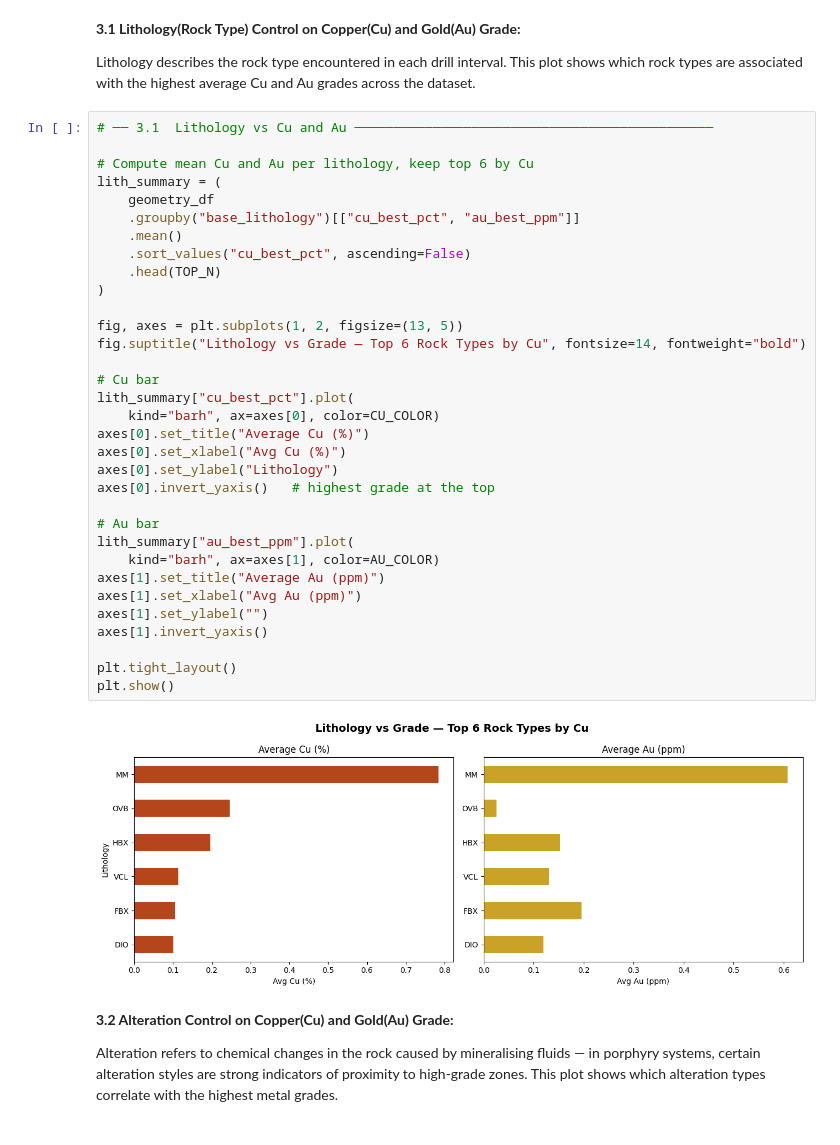
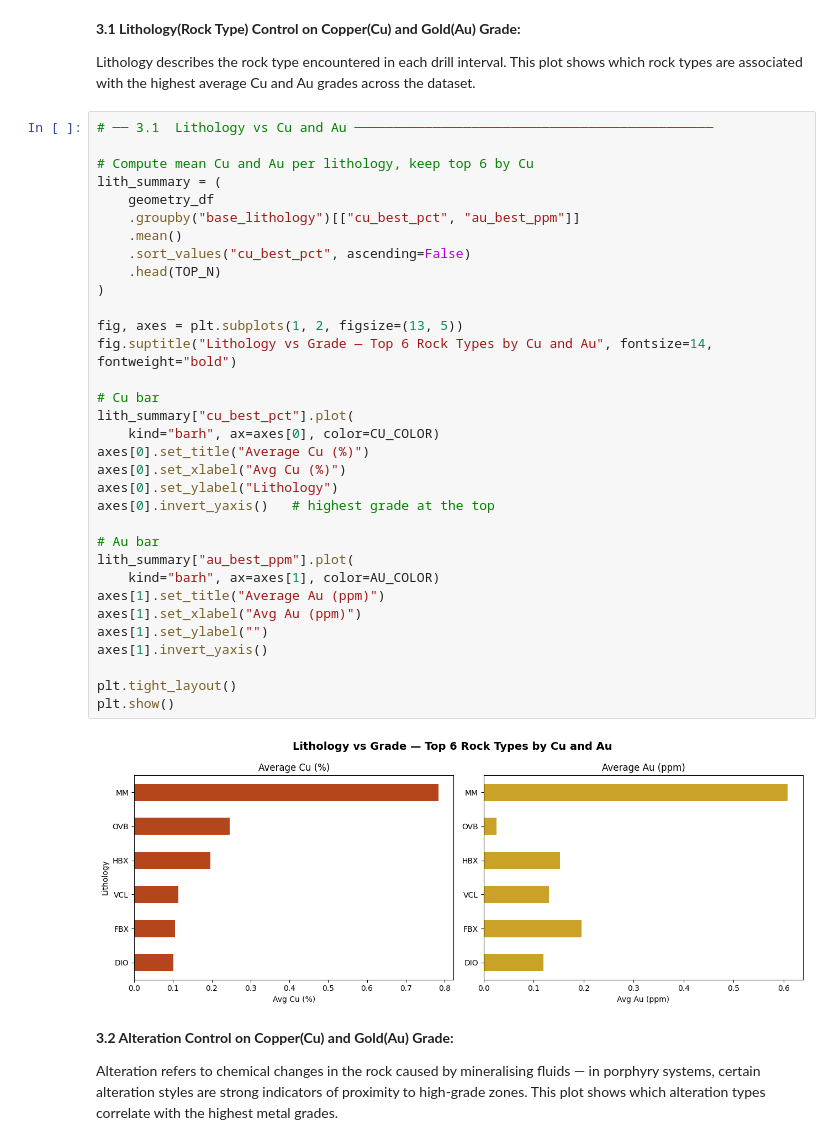
Before and after one commit to Maxpeligro/mpd-exploration-drilling-analysis, a Jupyter notebook: Notebooks/04_data_visualization_and_spatial_analysis.ipynb, the cells around one changed output. Cells and saved outputs as stored; diff of their text form.

Commit message:
Update 04 chart titles

```diff
--- a/Notebooks/04_data_visualization_and_spatial_analysis.ipynb
+++ b/Notebooks/04_data_visualization_and_spatial_analysis.ipynb
@@ -259,35 +259,35 @@ Lithology describes the rock type encountered in each drill interval. This plot
 # Compute mean Cu and Au per lithology, keep top 6 by Cu
 lith_summary = (
     geometry_df
     .groupby("base_lithology")[["cu_best_pct", "au_best_ppm"]]
     .mean()
     .sort_values("cu_best_pct", ascending=False)
     .head(TOP_N)
 )
 
 fig, axes = plt.subplots(1, 2, figsize=(13, 5))
-fig.suptitle("Lithology vs Grade — Top 6 Rock Types by Cu", fontsize=14, fontweight="bold")
+fig.suptitle("Lithology vs Grade — Top 6 Rock Types by Cu and Au", fontsize=14, fontweight="bold")
 
 # Cu bar
 lith_summary["cu_best_pct"].plot(
     kind="barh", ax=axes[0], color=CU_COLOR)
 axes[0].set_title("Average Cu (%)")
 axes[0].set_xlabel("Avg Cu (%)")
 axes[0].set_ylabel("Lithology")
 axes[0].invert_yaxis()   # highest grade at the top
 
 # Au bar
 lith_summary["au_best_ppm"].plot(
     kind="barh", ax=axes[1], color=AU_COLOR)
 axes[1].set_title("Average Au (ppm)")
 axes[1].set_xlabel("Avg Au (ppm)")
 axes[1].set_ylabel("")
 axes[1].invert_yaxis()
 
 plt.tight_layout()
 plt.show()
 # %% [output]
-[figure, old version]
+[figure, new version]
 # %% [markdown]
 **3.2 Alteration Control on Copper(Cu) and Gold(Au) Grade:**
 
```
Also changed, not shown: parts of 1 cell of this notebook, 1 other file.
